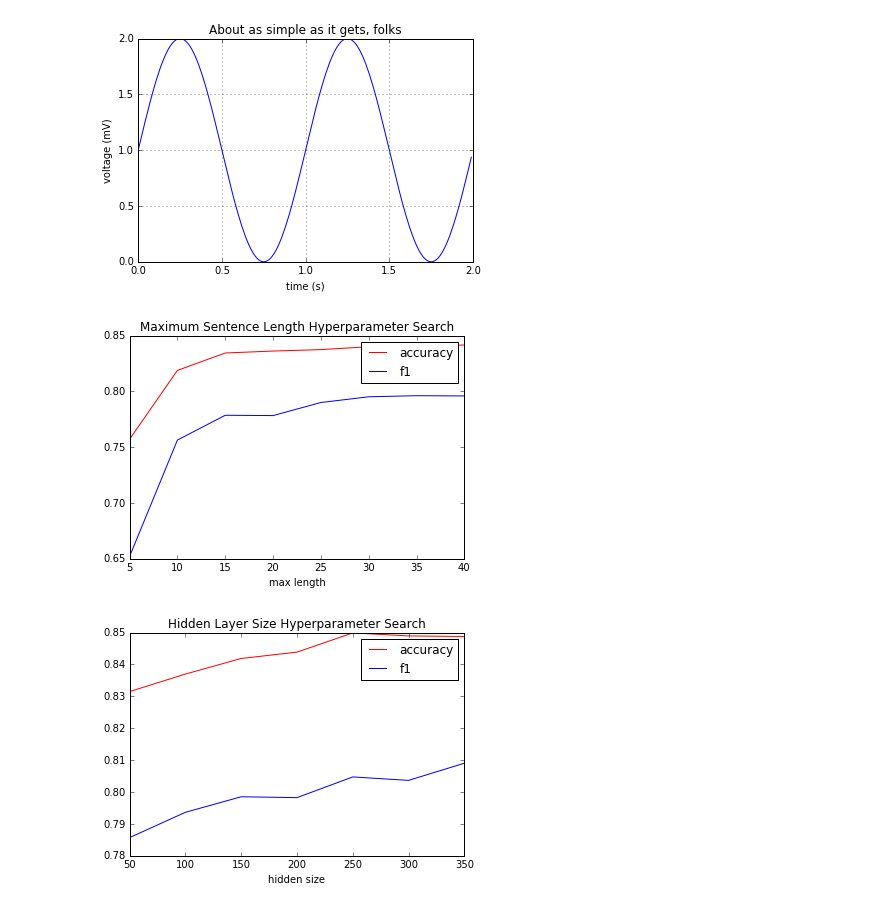
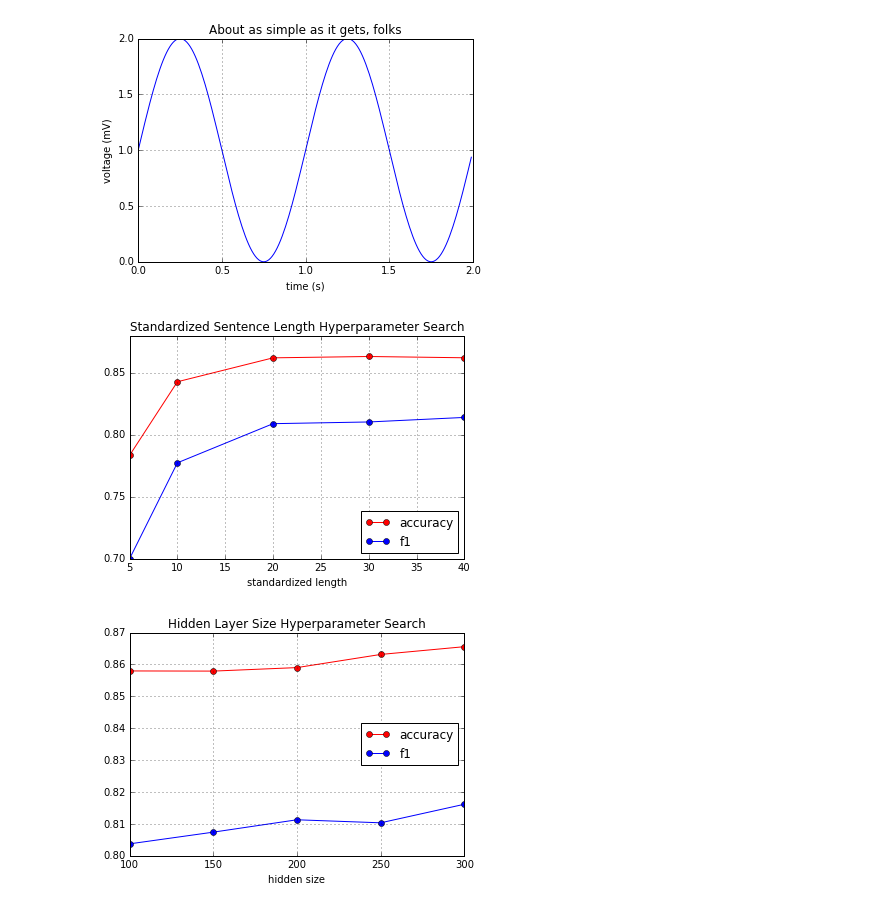
Before and after one commit to chrisyeh96/cs224n-project, a Jupyter notebook: results/Model Results.ipynb, the cells around one changed output. Cells and saved outputs as stored; diff of their text form; code cells hidden in the pictures.

```diff
--- a/results/Model Results.ipynb
+++ b/results/Model Results.ipynb
@@ -17,16 +17,23 @@ plt.show()
 # %% [output]
 [figure]
 # %%
+"""
+# OLD VALUES
 max_length = np.array ([5, 10, 15, 20, 25, 30, 35, 40])
 length_acc = np.array ([0.757117, 0.818823, 0.834410, 0.836151, 0.837453, 0.840005, 0.839819, 0.841595])
 length_f1 = np.array ([0.652066, 0.756395, 0.778605, 0.778331, 0.790043, 0.795169, 0.796153, 0.795941])
+"""
+max_length = np.array ([5, 10, 20, 30, 40])
+length_acc = np.array ([0.783405464, 0.842777928, 0.862067217, 0.863149175, 0.862117933])
+length_f1 = np.array ([0.70003746, 0.777405457, 0.808971928, 0.810346039, 0.814010763])
 # %%
-plt.plot (max_length, length_acc, 'r-', label='accuracy')
-plt.plot ( max_length, length_f1, 'b-', label='f1')
-plt.xlabel ('max length')
-plt.title ('Maximum Sentence Length Hyperparameter Search')
-plt.legend ()
-plt.savefig("max_length.png", bbox_inches="tight", dpi=500)
+plt.plot (max_length, length_acc, 'ro-', label='accuracy')
+plt.plot ( max_length, length_f1, 'bo-', label='f1')
+plt.xlabel ('standardized length')
+plt.title ('Standardized Sentence Length Hyperparameter Search')
+plt.legend (loc=4)
+plt.grid ()
+plt.savefig("max_length.png", bbox_inches="tight", dpi=500, transparent=True)
 # %% [output]
-[figure, old version]
+[figure, new version]
 # %%
@@ -39,9 +52,10 @@ hidden_f1 = np.array([x[1] for x in hidden_f1_raw])
 # %%
-plt.plot (hidden_sizes, hidden_acc, 'r-', label='accuracy')
-plt.plot (hidden_sizes, hidden_f1, 'b-', label='f1')
+plt.plot (hidden_sizes, hidden_acc, 'ro-', label='accuracy')
+plt.plot (hidden_sizes, hidden_f1, 'bo-', label='f1')
 plt.xlabel ('hidden size')
 plt.title ('Hidden Layer Size Hyperparameter Search')
-plt.legend ()
-plt.savefig("hidden_size.png", bbox_inches="tight", dpi=500)
+plt.legend (loc=5)
+plt.grid ()
+plt.savefig("hidden_size.png", bbox_inches="tight", dpi=500, transparent=True)
 # %% [output]
-[figure, old version]
+[figure, new version]
```
Also changed, not shown: parts of 2 cells of this notebook, 8 other files.
